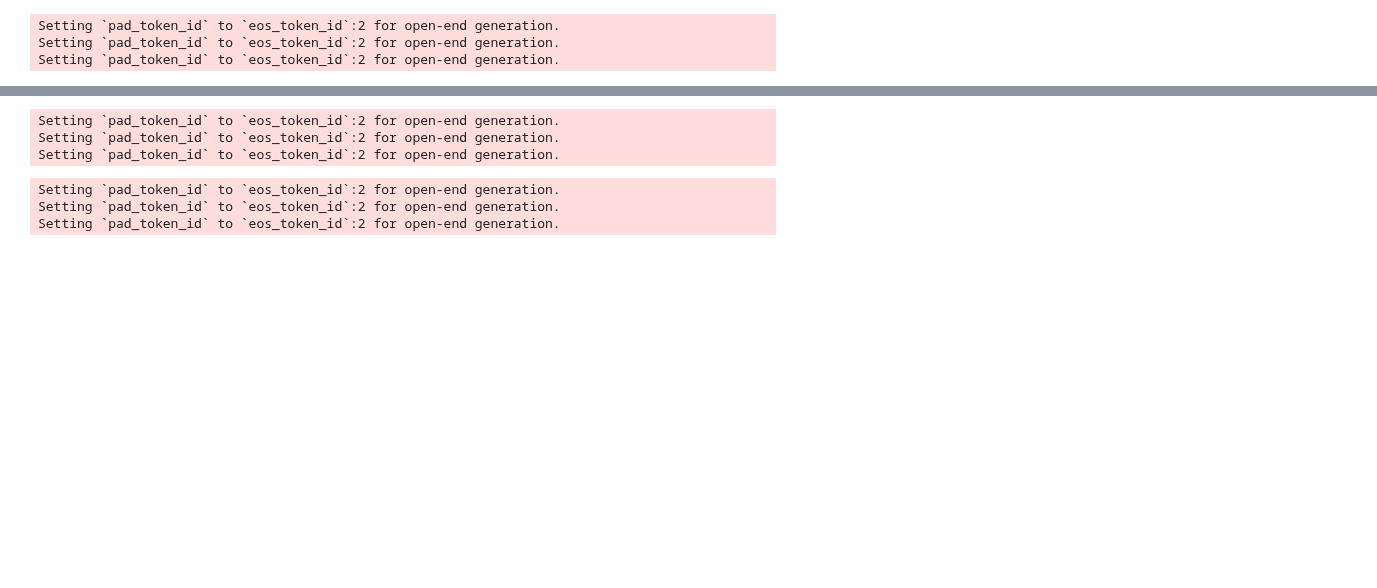
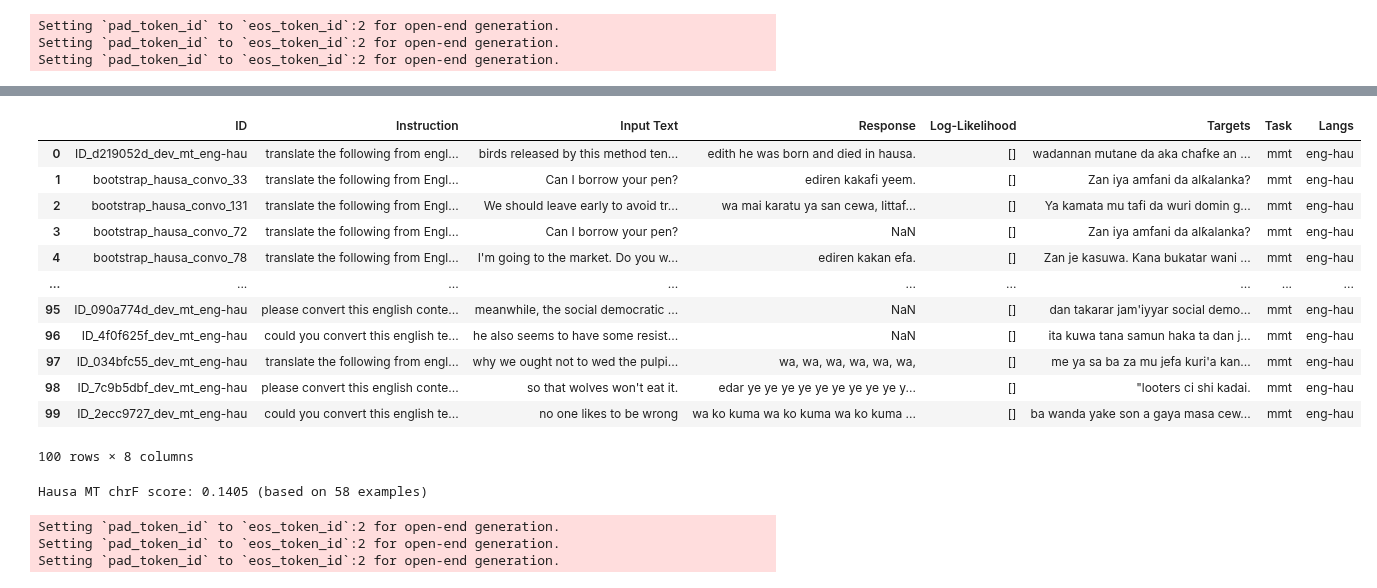
Before and after one commit to melissafasol/InkubaLM-Challenge, a Jupyter notebook: notebooks_ab/evaluation.ipynb, the cells around one changed output, grey strips where cells are left out. Drawn from its saved outputs; the diff is of its cells as text; code cells hidden in the pictures; blank space fills up the shorter version.

```diff
--- a/notebooks_ab/evaluation.ipynb
+++ b/notebooks_ab/evaluation.ipynb
@@ -190,0 +219,7 @@ MT baseline
+# %%
+import os
+output_path = "/content/drive/MyDrive/InkubaLM-Challenge/Output/baseline_performance/datasets"
+os.makedirs(output_path, exist_ok=True)
+
+print(os.path.exists(output_path))  # Should return True
+print(output_path)
@@ -224,22 +642,26 @@ mt_instruction = "Translate the following from {input_lang} into {output_lang}."
-# %%
-hau_mt_instruction = mt_instruction.format(input_lang="English", output_lang="Hausa")
-model_function.main(
-    model,
-    tokenizer,
-    BASE_PROMPT,
-    sample_size=3,
-    task_instruction=hau_mt_instruction,
-    dataset=hau_dataset,
-    csv_file_path=os.path.join(
-        output_path,
-        "hau_mt_prediction_dev.csv"
-    ),
-    custom_instruct=False,
-)
-# %% [output]
-Setting `pad_token_id` to `eos_token_id`:2 for open-end generation.
-Setting `pad_token_id` to `eos_token_id`:2 for open-end generation.
-Setting `pad_token_id` to `eos_token_id`:2 for open-end generation.
+# %%
+hau_test = pd.read_csv(os.path.join(output_path,"hau_mt_prediction_dev.csv"))
+# %%
+hau_test
+# %% [output]
+|  | ID | Instruction | Input Text | Response | Log-Likelihood | Targets | Task | Langs |
+| 0 | ID_d219052d_dev_mt_eng-hau | translate the following from engl... | birds released by this method ten... | edith he was born and died in hausa. | [] | wadannan mutane da aka chafke an ... | mmt | eng-hau |
+| 1 | bootstrap_hausa_convo_33 | translate the following from Engl... | Can I borrow your pen? | ediren kakafi yeem. | [] | Zan iya amfani da alƙalanka? | mmt | eng-hau |
+| 2 | bootstrap_hausa_convo_131 | translate the following from Engl... | We should leave early to avoid tr... | wa mai karatu ya san cewa, littaf... | [] | Ya kamata mu tafi da wuri domin g... | mmt | eng-hau |
+| 3 | bootstrap_hausa_convo_72 | translate the following from Engl... | Can I borrow your pen? | NaN | [] | Zan iya amfani da alƙalanka? | mmt | eng-hau |
+| 4 | bootstrap_hausa_convo_78 | translate the following from Engl... | I'm going to the market. Do you w... | ediren kakan efa. | [] | Zan je kasuwa. Kana bukatar wani ... | mmt | eng-hau |
+| ... | ... | ... | ... | ... | ... | ... | ... | ... |
+| 95 | ID_090a774d_dev_mt_eng-hau | please convert this english conte... | meanwhile, the social democratic ... | NaN | [] | dan takarar jam'iyyar social demo... | mmt | eng-hau |
+| 96 | ID_4f0f625f_dev_mt_eng-hau | could you convert this english te... | he also seems to have some resist... | NaN | [] | ita kuwa tana samun haka ta dan j... | mmt | eng-hau |
+| 97 | ID_034bfc55_dev_mt_eng-hau | translate the following from engl... | why we ought not to wed the pulpi... | wa, wa, wa, wa, wa, wa, | [] | me ya sa ba za mu jefa kuri'a kan... | mmt | eng-hau |
+| 98 | ID_7c9b5dbf_dev_mt_eng-hau | please convert this english conte... | so that wolves won't eat it. | edar ye ye ye ye ye ye ye ye ye y... | [] | "looters ci shi kadai. | mmt | eng-hau |
+| 99 | ID_2ecc9727_dev_mt_eng-hau | could you convert this english te... | no one likes to be wrong | wa ko kuma wa ko kuma wa ko kuma ... | [] | ba wanda yake son a gaya masa cew... | mmt | eng-hau |
+100 rows × 8 columns
+# %%
+chrfs_score, n_examples = evaluate_mt_hausa_only(os.path.join(output_path,"hau_mt_prediction_dev.csv"))
+print(f"Hausa MT chrF score: {chrfs_score} (based on {n_examples} examples)")
+# %% [output]
+Hausa MT chrF score: 0.1405 (based on 58 examples)
 # %%
 swa_mt_instruction = mt_instruction.format(input_lang="English", output_lang="Swahili")
 model_function.main(
```
Also changed, not shown: parts of 23 cells of this notebook.
